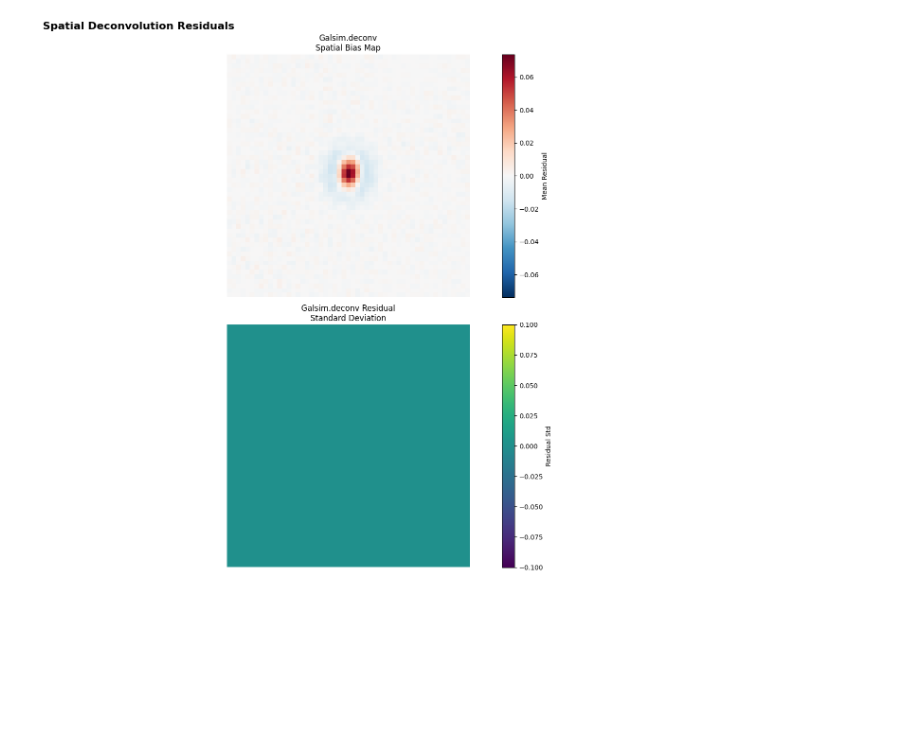
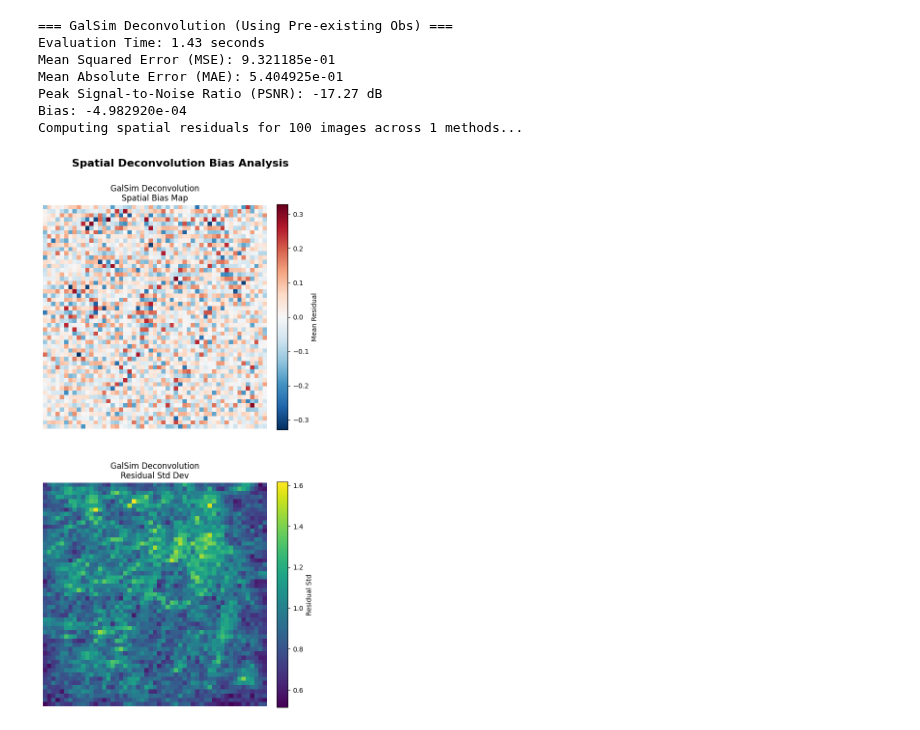
Before and after one commit to s-Sayan/ShearNet, a Jupyter notebook: notebooks/galsim_deconv.ipynb, the cells around one changed output. Drawn from its saved outputs; the diff is of its cells as text; code cells hidden in the pictures; blank space fills up the shorter version.

```diff
--- a/notebooks/galsim_deconv.ipynb
+++ b/notebooks/galsim_deconv.ipynb
@@ -143,16 +143,44 @@ plot_comparison(test_target_images, test_galaxy_images, deconvolved_images, num_
-# %%
-"""
-Run analysis of performance
-(Only do this if it did well on the previous cell)
-"""
-
-test_target_images, __, obs = generate_dataset(
-    1, 0.25, exp='ideal', seed=58, npix=53,
-    scale=0.141, nse_sd=1e-5, return_obs=True
-)
-
-deconvolved_images= deconvolve(obs)
-
-plot_spatial_residuals(test_target_images, deconvolved_images)
-# %% [output]
-[figure, removed]
+# %%
+"""
+Run analysis of performance
+"""
+
+test_target_images, __, obs = generate_dataset(
+    100, 0.25, exp='superbit', seed=42, npix=53,
+    scale=0.141, nse_sd=1e-2, return_obs=True,
+)
+
+#deconvolved_images = deconvolve(obs)
+
+from shearnet.deconvnet.utils.metrics import eval_galsim_deconv, normalize_data,inverse_normalized_data
+
+#(test_target_images, __, __), (means, stds) = normalize_data(test_target_images, test_target_images, test_target_images)
+
+galsim_results = eval_galsim_deconv(
+    observations=obs,
+    target_images=test_target_images
+)
+
+#(predictions, __, __) = inverse_normalized_data(galsim_results['predictions'], galsim_results['predictions'], galsim_results['predictions'], means, stds)
+
+predictions_dict = {
+    'GalSim Deconvolution': galsim_results['predictions']
+}
+
+from shearnet.deconvnet.utils.plot_helpers import plot_spatial_residuals
+
+plot_spatial_residuals(
+    target_images=test_target_images,
+    predictions_dict=predictions_dict,
+    path=None,
+    title="Spatial Deconvolution Bias Analysis"
+)
+# %% [output]
+=== GalSim Deconvolution (Using Pre-existing Obs) ===
+Evaluation Time: 1.43 seconds
+Mean Squared Error (MSE): 9.321185e-01
+Mean Absolute Error (MAE): 5.404925e-01
+Peak Signal-to-Noise Ratio (PSNR): -17.27 dB
+Bias: -4.982920e-04
+Computing spatial residuals for 100 images across 1 methods...
+[figure, added]
```
Also changed, not shown: parts of 3 cells of this notebook, 25 other files.
